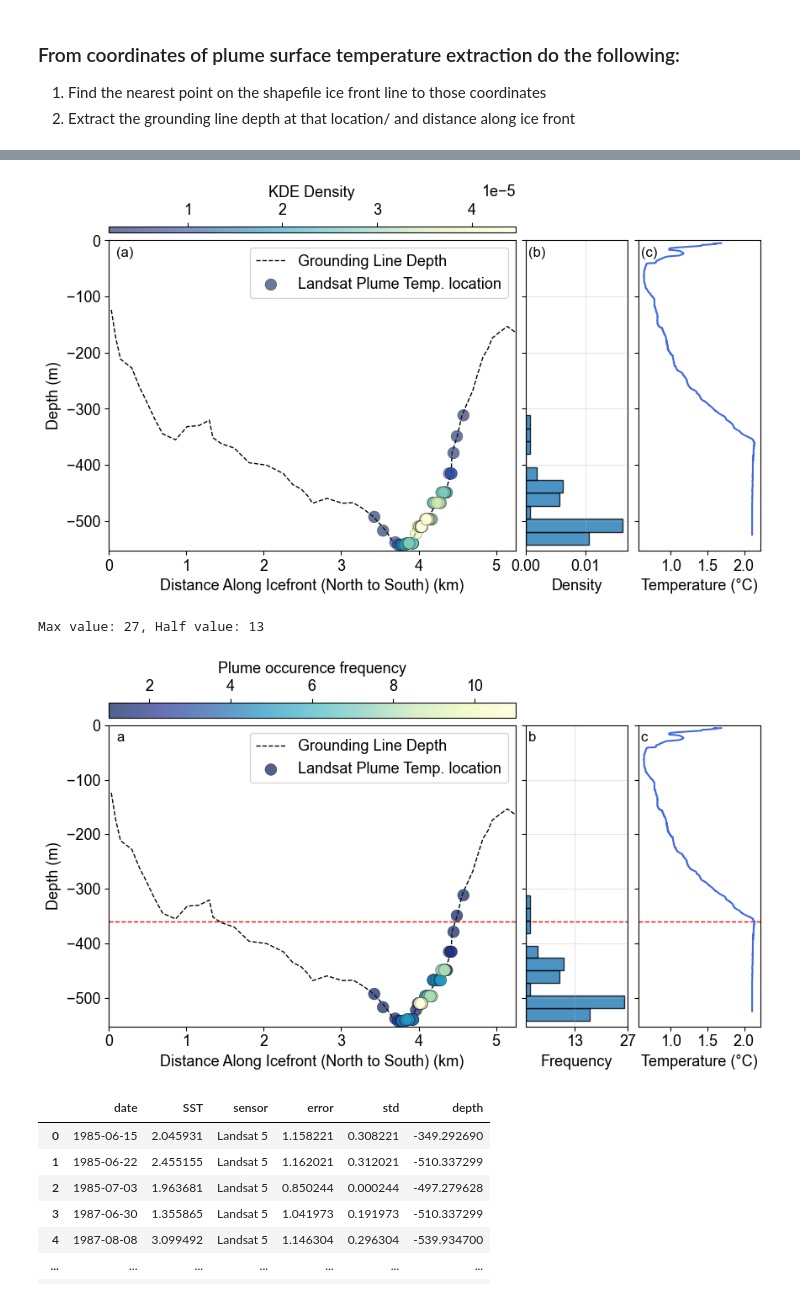
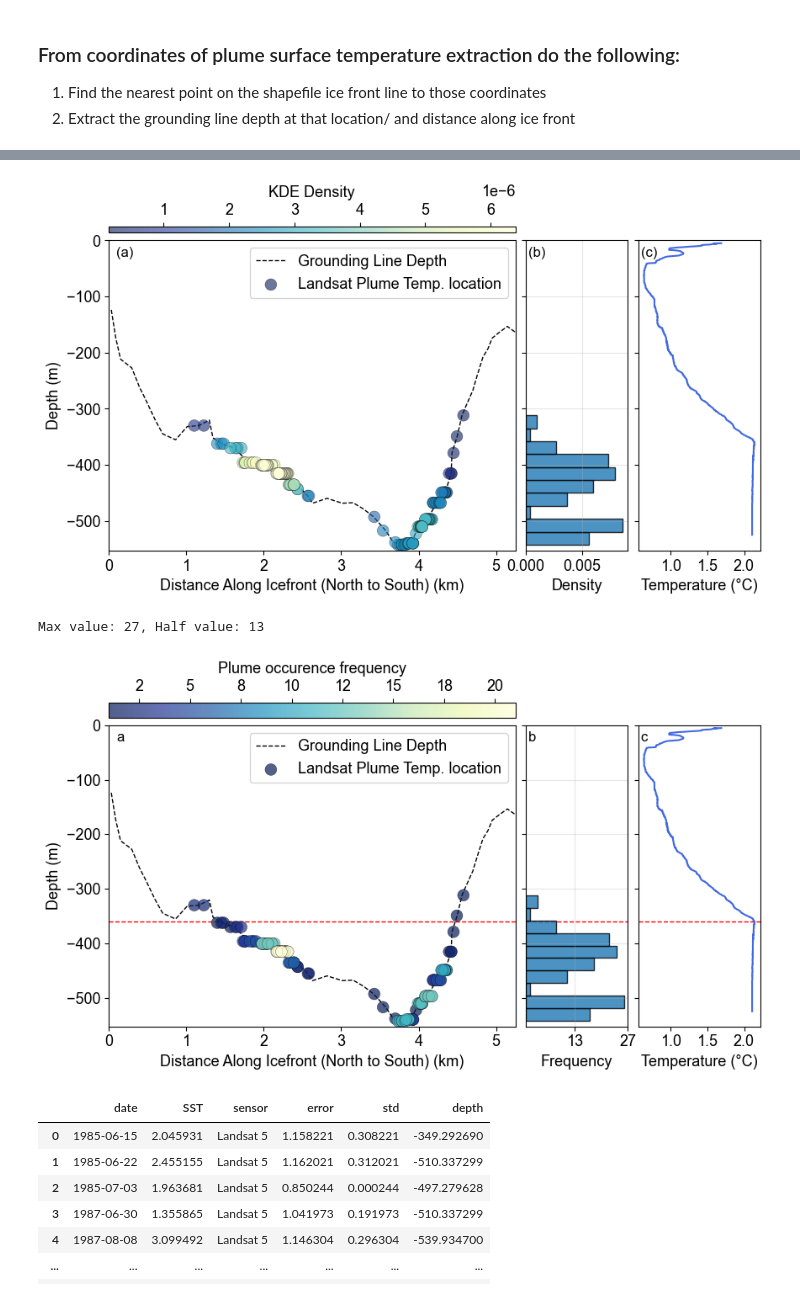
Before and after one commit to ry-ing/landsat-plume-proxy-submission, a Jupyter notebook: Plume_timeseries_plotting_main.ipynb, the cells around one changed output, grey strips where cells are left out. Saved outputs shown, nothing was run; the diff lists cells and outputs as text; code cells hidden in the pictures.

```diff
--- a/Plume_timeseries_plotting_main.ipynb
+++ b/Plume_timeseries_plotting_main.ipynb
@@ -97,13 +97,13 @@ reanalysis_data['STORE']
 3. Define functions to map plume coordinates to dist. along ice front and groundng line depth
 # %%
 # load in csv
-gl_data = pd.read_csv('%s\data\Ryan_etal_2015_Store_bathymetry.csv' % (script_dir))
+gl_data = pd.read_csv('../data_for_repo_aug2025/Ryan_etal_2015_Store_bathymetry.csv')
 gl_data = gl_data.sort_values(by='distance')
 gl_data['distance'] = gl_data['distance'] * 1000  # convert km to m
 
 import geopandas as gpd
 # load in shapefile
-shapefile_icefront = gpd.read_file('%s\data\STORE_icefront.shp' % (script_dir))
+shapefile_icefront = gpd.read_file('../data_for_repo_aug2025/STORE_icefront.shp')
 shapefile_icefront.crs = 'EPSG:4326'
 
 # shapefile_icefront is lat/lon in WGS84, convert to UTM for distance calculations
@@ -354,13 +354,13 @@ Count: 50
 ![image.png](attachment:image.png)
 # %%
 # load in csv
-gl_data = pd.read_csv('%s\data\Ryan_etal_2015_Store_bathymetry.csv' % (script_dir))
+gl_data = pd.read_csv('../data_for_repo_aug2025/Ryan_etal_2015_Store_bathymetry.csv')
 gl_data = gl_data.sort_values(by='distance')
 gl_data['distance'] = gl_data['distance'] * 1000  # convert km to m
 
 import geopandas as gpd
 # load in shapefile
-shapefile_icefront = gpd.read_file('%s\data\STORE_icefront.shp' % (script_dir))
+shapefile_icefront = gpd.read_file('../data_for_repo_aug2025/STORE_icefront.shp')
 shapefile_icefront.crs = 'EPSG:4326'
 
 # shapefile_icefront is lat/lon in WGS84, convert to UTM for distance calculations
@@ -484,7 +484,7 @@ def get_line_distance(lat, lon, shapefile):
     return line.project(line.interpolate(line.project(point.iloc[0])))
 # %%
 # file_dir = os.path.join(script_dir, 'data', 'STORE_plume_timeseries', '*.csv')
-file_dir = os.path.join(r'G:\My Drive\FINAL_PLUME_SST_manuscript_gdrive_data\STORE_plume_south', '*.csv') #Store_tiffs_FINAL_july2025_SOUTH_plumes_Plume_SST    Store_tiffs_FINAL_july2025_Plume_SST
+file_dir = os.path.join(r'G:\My Drive\FINAL_PLUME_SST_manuscript_gdrive_data\combined', '*.csv') #Store_tiffs_FINAL_july2025_SOUTH_plumes_Plume_SST    Store_tiffs_FINAL_july2025_Plume_SST
 files = glob.glob(file_dir)
 
 #create empty dataframe to store all data
@@ -510,7 +510,7 @@ for file in files:
 
 depths = batch_nearest_depths(coordinates, shapefile_icefront, gl_data)
 # %%
-ensemble_dataset = xr.open_dataset('%s\data\CTD-PST_ensemble_data\STORE_plume_ensemble_2.nc' % (script_dir))
+ensemble_dataset = xr.open_dataset('../data_for_repo_aug2025/CTD-PST_ensemble_data/STORE_plume_ensemble_2.nc')
 ensemble_dataset
 # %% [output]
 <xarray.Dataset> Size: 20MB
@@ -627,11 +627,11 @@ ax_ctd.set_xticks(np.arange(1, 2.5, 0.5))
 
 # savefigure
 plt.tight_layout()
-plt.savefig(r'%s\figures\STORE_plume_timeseries_plotting_june2025_S.png' % (script_dir), dpi=300, bbox_inches='tight')
+# plt.savefig(r'%s\figures\STORE_plume_timeseries_plotting_june2025_S.png' % (script_dir), dpi=300, bbox_inches='tight')
 # %% [output]
-[figure, old version]
+[figure, new version]
 # %%
-ensemble_dataset = xr.open_dataset('%s/data/CTD-PST_ensemble_data/STORE_plume_ensemble_2.nc' % (script_dir))
+# ensemble_dataset = xr.open_dataset('%s/data/CTD-PST_ensemble_data/STORE_plume_ensemble_2.nc' % (script_dir))
 
 # 1. Main figure setup
 plt.rcParams['font.family'] = 'Arial'
@@ -713,7 +713,9 @@ ax_main.set_xticklabels([f'{x:.0f}' for x in xticks_km])
 
 # 3. Colorbar (on top of main plot)
 cbar = fig.colorbar(sc, cax=cbar_ax, orientation='horizontal',
-                    pad=0.01, aspect=30, shrink=0.5)
+                    pad=0.01, aspect=30, shrink=0.5, format='%.0f')
+# make cbar tick labels intergers
+
 # Update the colorbar label to reflect the new coloring scheme
 cbar.set_label('Plume occurence frequency', labelpad=5)
 cbar_ax.xaxis.set_label_position('top')
@@ -741,36 +743,36 @@ ax_hist.set_xlim(0, max_val)
 ax_hist.set_xticks([half_val, max_val])
 ax_hist.set_xticklabels([half_val, max_val])
 
 ax_hist.text(0.02, 0.98, 'b', transform=ax_hist.transAxes,
              fontsize=12, va='top', ha='left')
 
 # 5. CTD subplot
 CTD_temp = ensemble_dataset['Ta'].median(dim='ensemble_run')[::-1]
 CTD_depth = ensemble_dataset['z'].median(dim='ensemble_run')[::-1]
 
 ax_ctd.plot(CTD_temp, CTD_depth, color='royalblue',
             linewidth=1.5, label='Temperature')
 ax_ctd.set_xlabel('Temperature (°C)')
 ax_ctd.set_ylim(ax_main.get_ylim())  # Match y-limits with main plot
 ax_ctd.yaxis.set_tick_params(labelleft=False)
 ax_ctd.text(0.02, 0.98, 'c', transform=ax_ctd.transAxes,
              fontsize=12, va='top', ha='left')
 ax_ctd.set_xticks(np.arange(1, 2.5, 0.5))
 
 # add ax h line at 350 m depth on all plots as a red dotted line
 for ax in [ax_main, ax_hist, ax_ctd]:
     ax.axhline(-360, color='red', linestyle='--', linewidth=1, zorder=0)
 # savefigure
 plt.tight_layout(rect=[0, 0, 1, 0.95]) # Adjust layout to prevent title overlap
 # Create figures directory if it doesn't exist
-os.makedirs('%s/figures' % (script_dir), exist_ok=True)
-plt.savefig(r'%s/figures/STORE_plume_frequency_plot_south.png' % (script_dir), dpi=300, bbox_inches='tight')
+# os.makedirs('%s/figures' % (script_dir), exist_ok=True)
+# plt.savefig(r'%s/figures/STORE_plume_frequency_plot_south.png' % (script_dir), dpi=300, bbox_inches='tight')
 
 # Display the plot
 plt.show()
 # %% [output]
 Max value: 27, Half value: 13
-[figure, old version]
+[figure, new version]
 # %%
 # filter STORE_data to depths below 350 m
 #create empty dataframe to store all data
```
Also changed, not shown: parts of 3 cells of this notebook, 10 other files.
